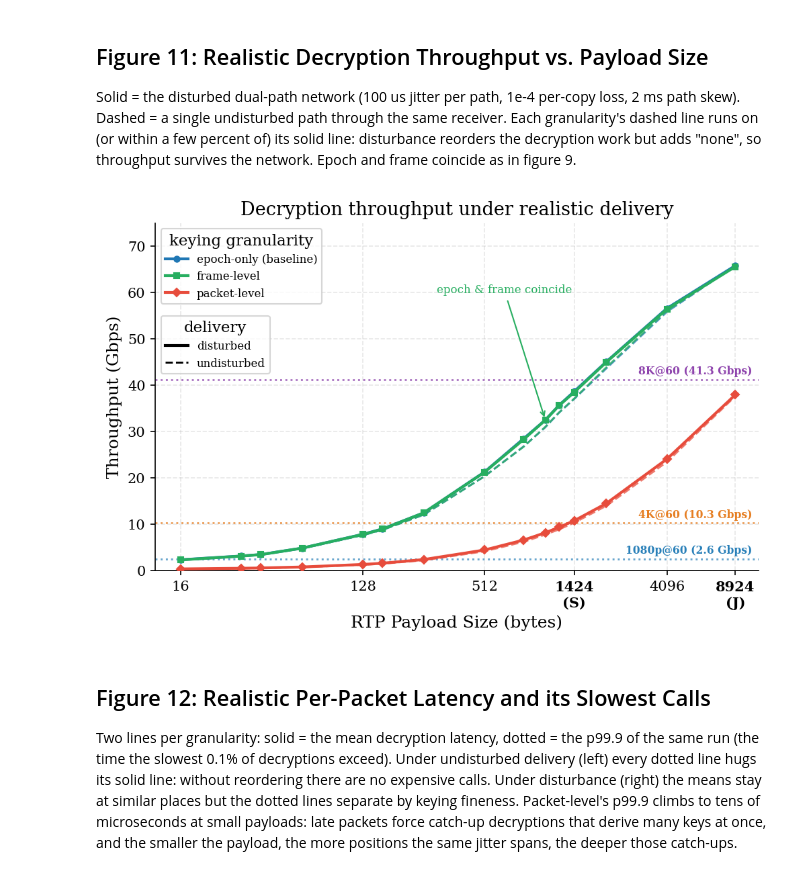
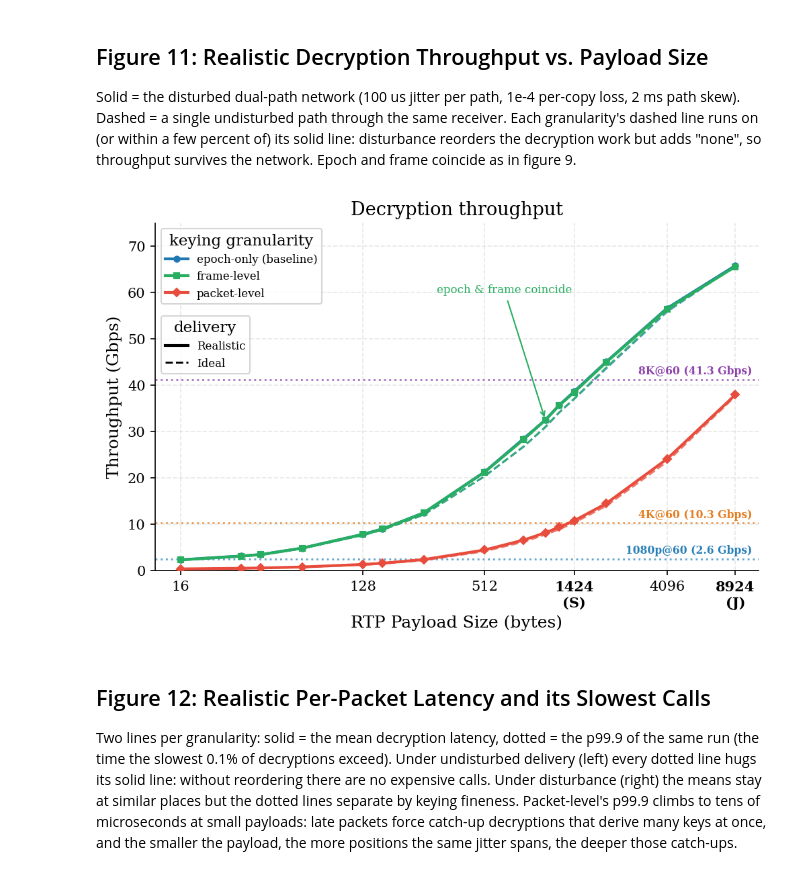
Before and after one commit to spring-epfl/SafeCast, a Jupyter notebook: figures_from_benches.ipynb, the cells around one changed output. Saved outputs shown, nothing was run; the diff lists cells and outputs as text; code cells hidden in the pictures.

Commit message:
figures notebook cleaning

```diff
--- a/figures_from_benches.ipynb
+++ b/figures_from_benches.ipynb
@@ -1460,7 +1460,7 @@ from matplotlib.lines import Line2D
 
 fig, ax = plt.subplots(figsize=(6.8, 4.6))
 
-# one color per granularity (as in fig9), solid = disturbed, dashed = undisturbed
+# one color per granularity (as in fig9), solid = realistic (disturbed), dashed = ideal (undisturbed)
 for g in GRAN:
     st = GRAN_STYLE[g]
     xs = np.array(sorted(realistic[(g, 'disturbed')].keys()))
@@ -1475,37 +1475,37 @@ for name, br, col in GRAN_VIDEO:
     ax.axhline(br, color=col, ls=':', lw=1.4, alpha=0.7)
     ax.text(0.99, br + 0.6, f'{name} ({br:.1f} Gbps)', transform=ax.get_yaxis_transform(),
             ha='right', va='bottom', fontsize=7.5, color=col, fontweight='bold')
 
 # "epoch & frame coincide" label
 # the epoch line is invisible without this, as frame sits exactly on top of it
 ax.annotate('epoch & frame coincide',
             xy=(1024, realistic[('epoch', 'disturbed')][1024]['gbps']),
             xytext=(640, 60), fontsize=8, ha='center', color='#27ae60',
             arrowprops=dict(arrowstyle='->', color='#27ae60', lw=1))
 
 _gran_style_x(ax)
 ax.set_xlabel('RTP Payload Size (bytes)')
 ax.set_ylabel('Throughput (Gbps)')
 ax.set_xlim(12, 8924 * 1.3)
 ax.set_ylim(0, 75)
 
 # two legends: color says the granularity, line style says the condition
 gran_handles = [Line2D([], [], color=GRAN_STYLE[g]['color'], marker=GRAN_STYLE[g]['marker'],
                        ls='-', lw=2, markersize=4, label=GRAN_STYLE[g]['label']) for g in GRAN]
-cond_handles = [Line2D([], [], color='black', ls='-', lw=2, label='disturbed'),
-                Line2D([], [], color='black', ls='--', lw=1.4, label='undisturbed')]
+cond_handles = [Line2D([], [], color='black', ls='-', lw=2, label='Realistic'),
+                Line2D([], [], color='black', ls='--', lw=1.4, label='Ideal')]
 leg_gran = ax.legend(handles=gran_handles, loc='upper left', title='keying granularity', fontsize=8)
 ax.add_artist(leg_gran)
 ax.legend(handles=cond_handles, loc='upper left', bbox_to_anchor=(0.0, 0.75),
           title='delivery', fontsize=8)
 
-ax.set_title('Decryption throughput under realistic delivery')
+ax.set_title('Decryption throughput')
 plt.tight_layout()
 plt.savefig(FIGURES_DIR / 'fig11_realistic_throughput.pdf')
 plt.savefig(FIGURES_DIR / 'fig11_realistic_throughput.png')
 plt.show()
 # %% [output]
-[figure, old version]
+[figure, new version]
 # %% [markdown]
 ## Figure 12: Realistic Per-Packet Latency and its Slowest Calls
 
```
Also changed, not shown: parts of 12 cells of this notebook.
